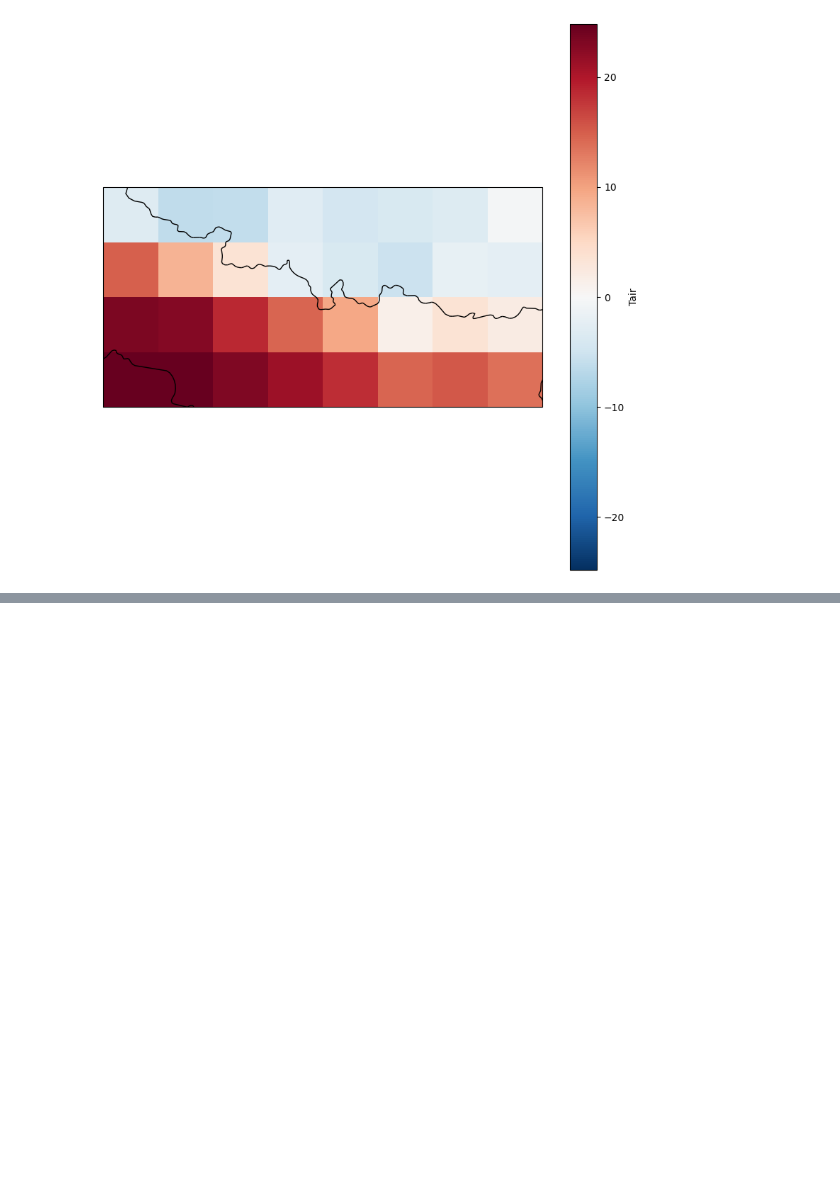
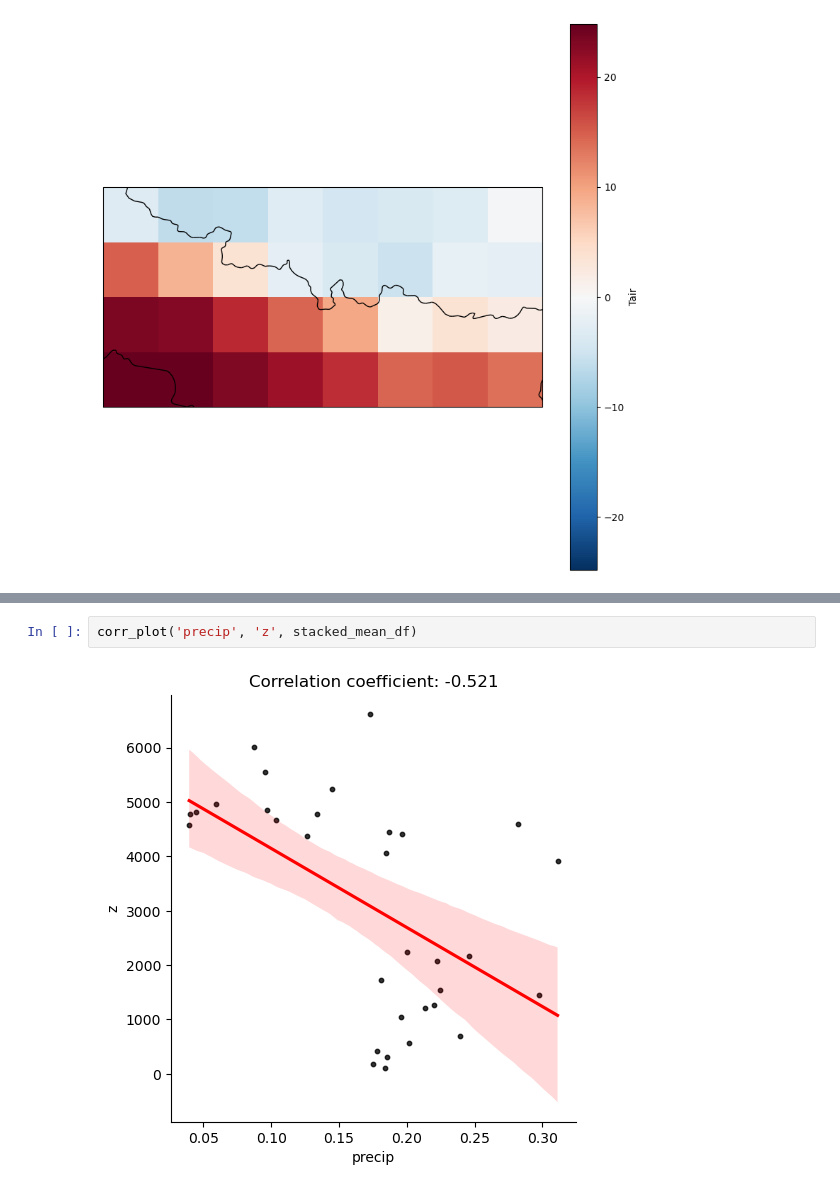
Before and after one commit to jacobqs/MST-Himalaya, a Jupyter notebook: notebooks/data_exploration/stats.ipynb, the cells around one changed output, grey strips where cells are left out. Drawn from its saved outputs; the diff is of its cells as text; blank space fills up the shorter version.

```diff
--- a/notebooks/data_exploration/stats.ipynb
+++ b/notebooks/data_exploration/stats.ipynb
@@ -355,0 +517,4 @@ temp_map(temp_subset.mean(dim='time'))
+# %%
+corr_plot('precip', 'z', stacked_mean_df)
+# %% [output]
+[figure, added]
```
Also changed, not shown: parts of 29 cells of this notebook, 25 other files.
